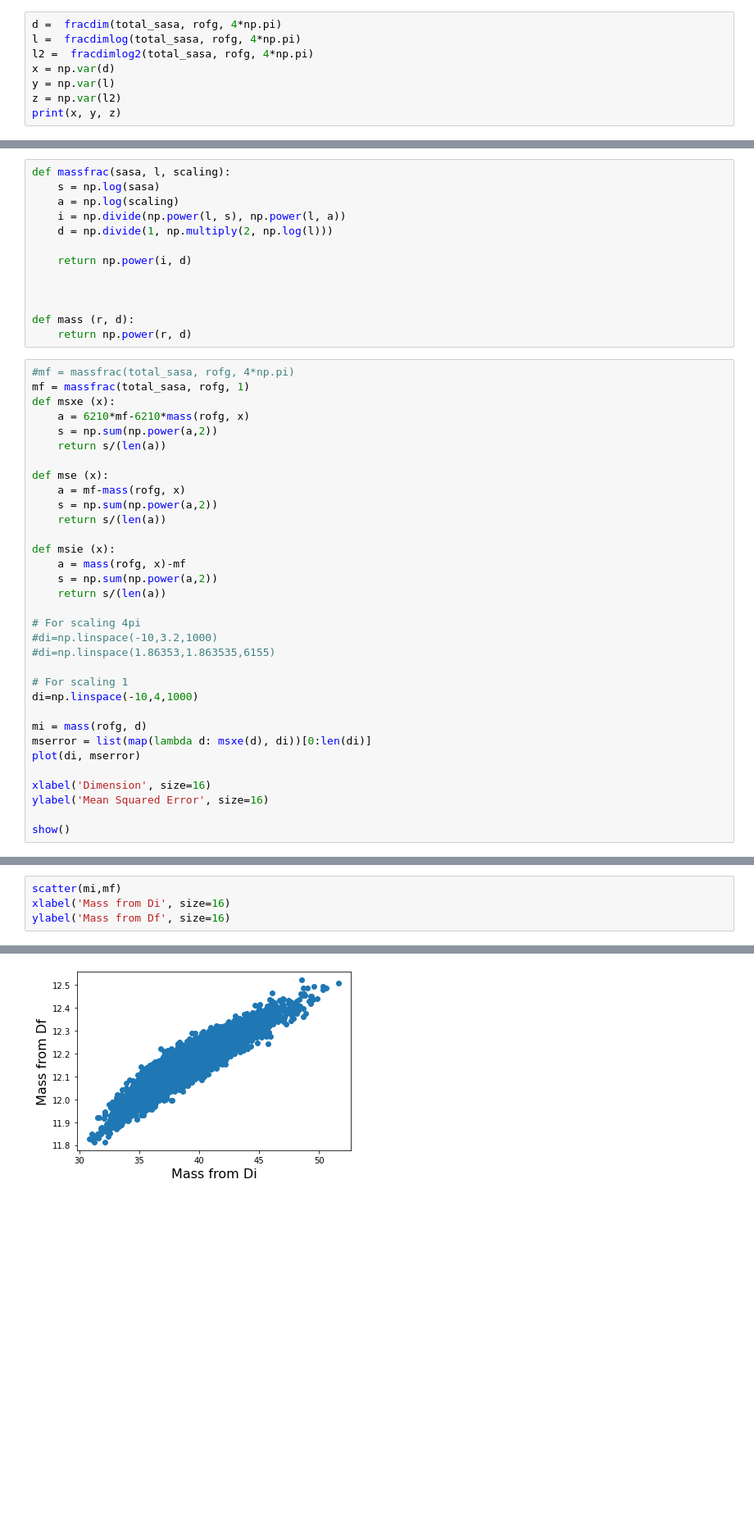
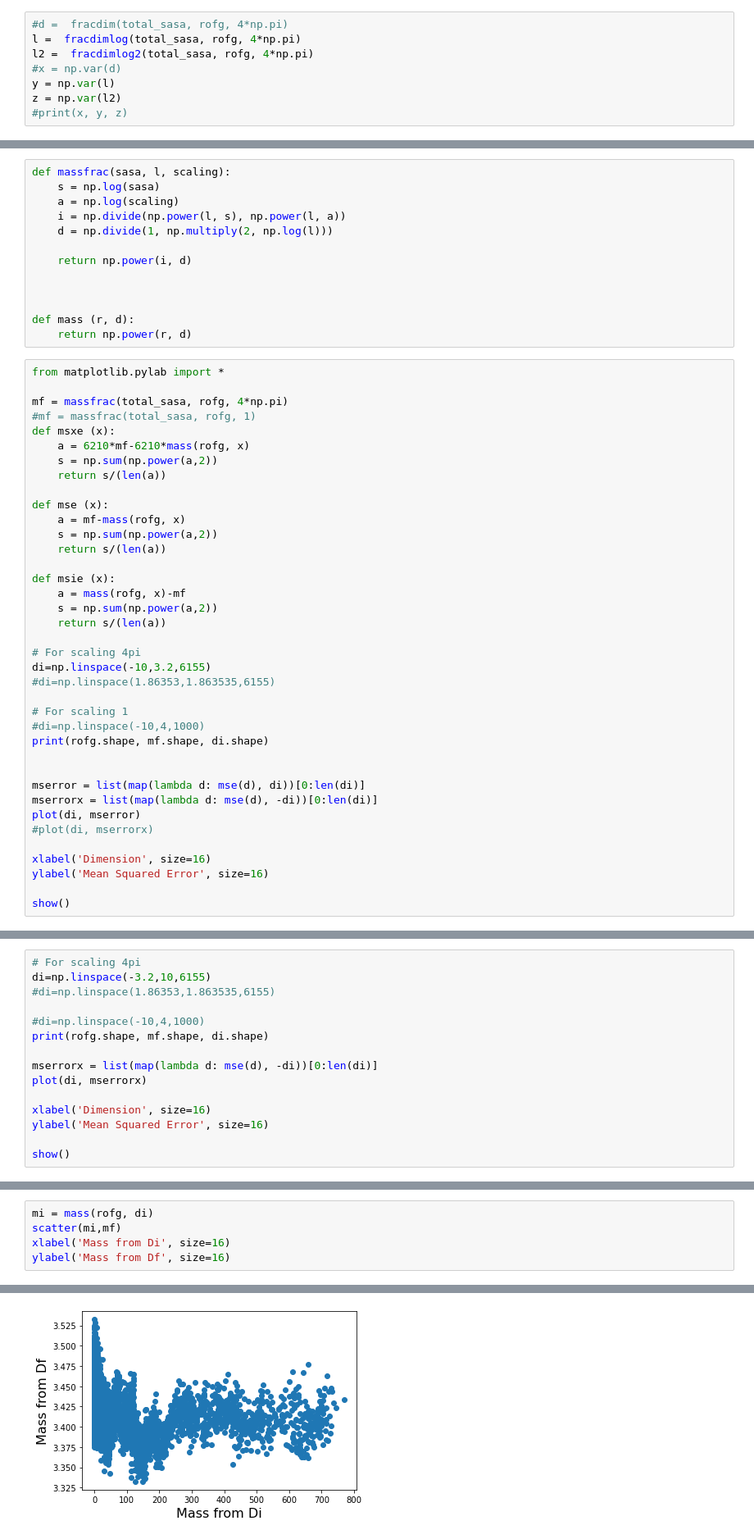
Before and after one commit to arangobiophysics/ProteinFractalDimension, a Jupyter notebook: FractalSASA.ipynb, the cells around one changed output, grey strips where cells are left out. Shown: that part at 82% size. Saved outputs shown, nothing was run; the diff lists cells and outputs as text; blank space fills up the shorter version.

```diff
--- a/FractalSASA.ipynb
+++ b/FractalSASA.ipynb
@@ -65,10 +65,10 @@ def fracdimlog2(sasa, lenght, scaling):
 def mass (r, d):
     return np.power(r, d)
 # %%
-d =  fracdim(total_sasa, rofg, 4*np.pi)
+#d =  fracdim(total_sasa, rofg, 4*np.pi)
 l =  fracdimlog(total_sasa, rofg, 4*np.pi)
 l2 =  fracdimlog2(total_sasa, rofg, 4*np.pi)
-x = np.var(d)
+#x = np.var(d)
 y = np.var(l)
 z = np.var(l2)
-print(x, y, z)
+#print(x, y, z)
@@ -520,8 +518,10 @@ def massfrac(sasa, l, scaling):
 def mass (r, d):
     return np.power(r, d)
 # %%
-#mf = massfrac(total_sasa, rofg, 4*np.pi)
-mf = massfrac(total_sasa, rofg, 1)
+from matplotlib.pylab import *
+
+mf = massfrac(total_sasa, rofg, 4*np.pi)
+#mf = massfrac(total_sasa, rofg, 1)
 def msxe (x):
     a = 6210*mf-6210*mass(rofg, x)
     s = np.sum(np.power(a,2))
@@ -538,15 +538,18 @@ def msie (x):
     return s/(len(a))
 
 # For scaling 4pi
-#di=np.linspace(-10,3.2,1000)
+di=np.linspace(-10,3.2,6155)
 #di=np.linspace(1.86353,1.863535,6155)
 
 # For scaling 1
-di=np.linspace(-10,4,1000)
+#di=np.linspace(-10,4,1000)
+print(rofg.shape, mf.shape, di.shape)
 
-mi = mass(rofg, d)
-mserror = list(map(lambda d: msxe(d), di))[0:len(di)]
+
+mserror = list(map(lambda d: mse(d), di))[0:len(di)]
+mserrorx = list(map(lambda d: mse(d), -di))[0:len(di)]
 plot(di, mserror)
+#plot(di, mserrorx)
 
 xlabel('Dimension', size=16)
 ylabel('Mean Squared Error', size=16)
@@ -556,0 +561,15 @@ show()
+# %%
+# For scaling 4pi
+di=np.linspace(-3.2,10,6155)
+#di=np.linspace(1.86353,1.863535,6155)
+
+#di=np.linspace(-10,4,1000)
+print(rofg.shape, mf.shape, di.shape)
+
+mserrorx = list(map(lambda d: mse(d), -di))[0:len(di)]
+plot(di, mserrorx)
+
+xlabel('Dimension', size=16)
+ylabel('Mean Squared Error', size=16)
+
+show()
@@ -557,7 +579,8 @@ show()
 # %%
+mi = mass(rofg, di)
 scatter(mi,mf)
 xlabel('Mass from Di', size=16)
 ylabel('Mass from Df', size=16)
 # %% [output]
 Text(0, 0.5, 'Mass from Df')
-[figure, old version]
+[figure, new version]
```
Also changed, not shown: parts of 6 cells of this notebook.
